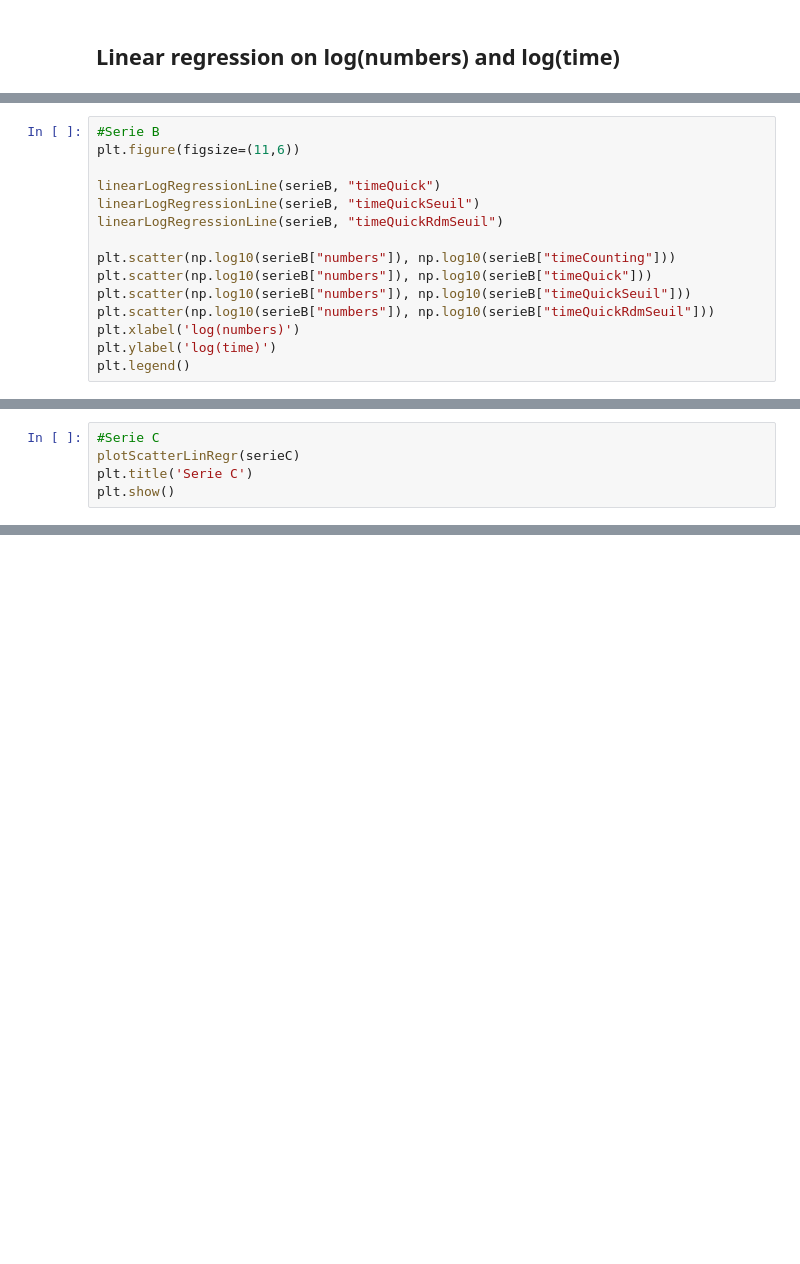
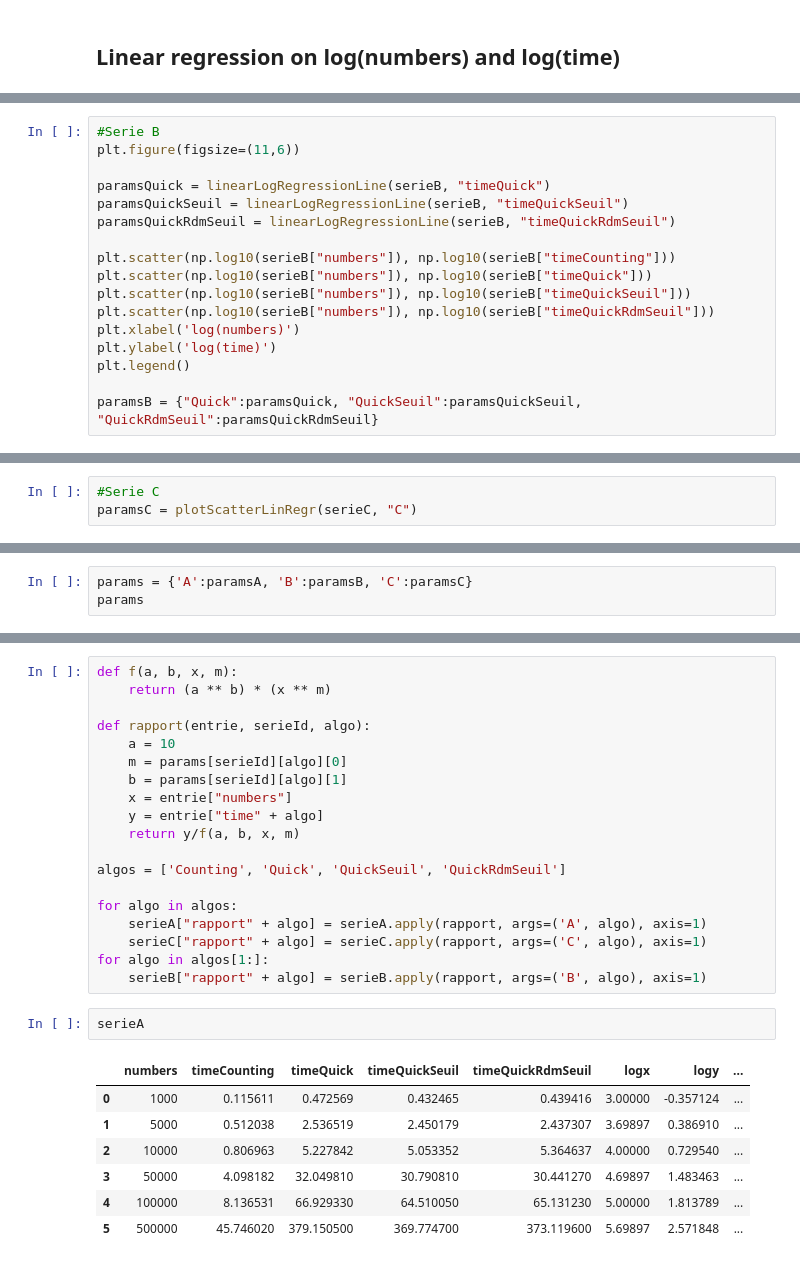
Before and after one commit to FabriceCh/inf8775, a Jupyter notebook: tp1/tp1-H19/comparaisons.ipynb, the cells around one changed output, grey strips where cells are left out. Saved outputs shown, nothing was run; the diff lists cells and outputs as text; blank space fills up the shorter version.

```diff
--- a/tp1/tp1-H19/comparaisons.ipynb
+++ b/tp1/tp1-H19/comparaisons.ipynb
@@ -376,9 +388,9 @@ TypeError: cannot concatenate 'str' and 'numpy.float64' objects
 #Serie B
 plt.figure(figsize=(11,6))
 
-linearLogRegressionLine(serieB, "timeQuick")
-linearLogRegressionLine(serieB, "timeQuickSeuil")
-linearLogRegressionLine(serieB, "timeQuickRdmSeuil")
+paramsQuick = linearLogRegressionLine(serieB, "timeQuick")
+paramsQuickSeuil = linearLogRegressionLine(serieB, "timeQuickSeuil")
+paramsQuickRdmSeuil = linearLogRegressionLine(serieB, "timeQuickRdmSeuil")
 
 plt.scatter(np.log10(serieB["numbers"]), np.log10(serieB["timeCounting"]))
 plt.scatter(np.log10(serieB["numbers"]), np.log10(serieB["timeQuick"]))
@@ -387,5 +399,7 @@ plt.scatter(np.log10(serieB["numbers"]), np.log10(serieB["timeQuickRdmSeuil"]))
 plt.xlabel('log(numbers)')
 plt.ylabel('log(time)')
 plt.legend()
+
+paramsB = {"Quick":paramsQuick, "QuickSeuil":paramsQuickSeuil, "QuickRdmSeuil":paramsQuickRdmSeuil}
 # %% [output]
 timeQuick
@@ -401,8 +417,6 @@ timeQuickRdmSeuil
 [figure]
 # %%
 #Serie C
-plotScatterLinRegr(serieC)
-plt.title('Serie C')
-plt.show()
+paramsC = plotScatterLinRegr(serieC, "C")
 # %% [output]
 timeCounting
@@ -420,0 +451,3 @@ timeQuickRdmSeuil
+# %%
+params = {'A':paramsA, 'B':paramsB, 'C':paramsC}
+params
@@ -420,0 +466,29 @@ timeQuickRdmSeuil
+# %%
+def f(a, b, x, m):
+    return (a ** b) * (x ** m)
+
+def rapport(entrie, serieId, algo):
+    a = 10
+    m = params[serieId][algo][0]
+    b = params[serieId][algo][1]
+    x = entrie["numbers"]
+    y = entrie["time" + algo]
+    return y/f(a, b, x, m)
+
+algos = ['Counting', 'Quick', 'QuickSeuil', 'QuickRdmSeuil']
+
+for algo in algos:
+    serieA["rapport" + algo] = serieA.apply(rapport, args=('A', algo), axis=1)
+    serieC["rapport" + algo] = serieC.apply(rapport, args=('C', algo), axis=1)
+for algo in algos[1:]:
+    serieB["rapport" + algo] = serieB.apply(rapport, args=('B', algo), axis=1)
+# %%
+serieA
+# %% [output]
+|  | numbers | timeCounting | timeQuick | timeQuickSeuil | timeQuickRdmSeuil | logx | logy | ... |
+| 0 | 1000 | 0.115611 | 0.472569 | 0.432465 | 0.439416 | 3.00000 | -0.357124 | ... |
+| 1 | 5000 | 0.512038 | 2.536519 | 2.450179 | 2.437307 | 3.69897 | 0.386910 | ... |
+| 2 | 10000 | 0.806963 | 5.227842 | 5.053352 | 5.364637 | 4.00000 | 0.729540 | ... |
+| 3 | 50000 | 4.098182 | 32.049810 | 30.790810 | 30.441270 | 4.69897 | 1.483463 | ... |
+| 4 | 100000 | 8.136531 | 66.929330 | 64.510050 | 65.131230 | 5.00000 | 1.813789 | ... |
+| 5 | 500000 | 45.746020 | 379.150500 | 369.774700 | 373.119600 | 5.69897 | 2.571848 | ... |
```
Also changed, not shown: parts of 9 cells of this notebook.
